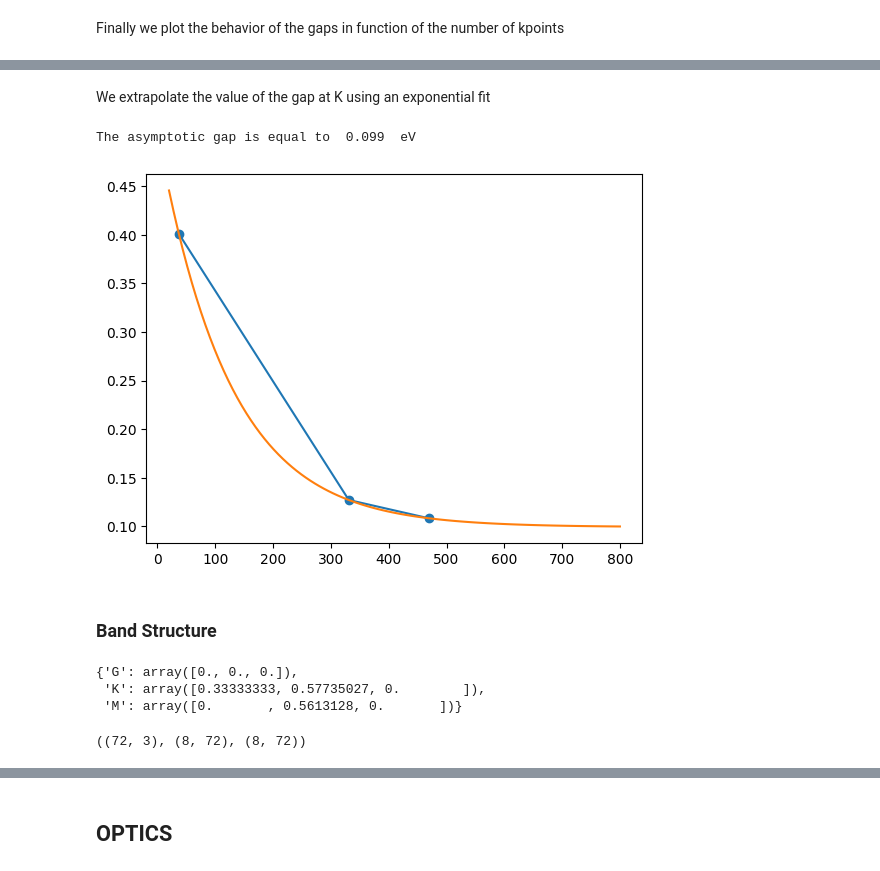
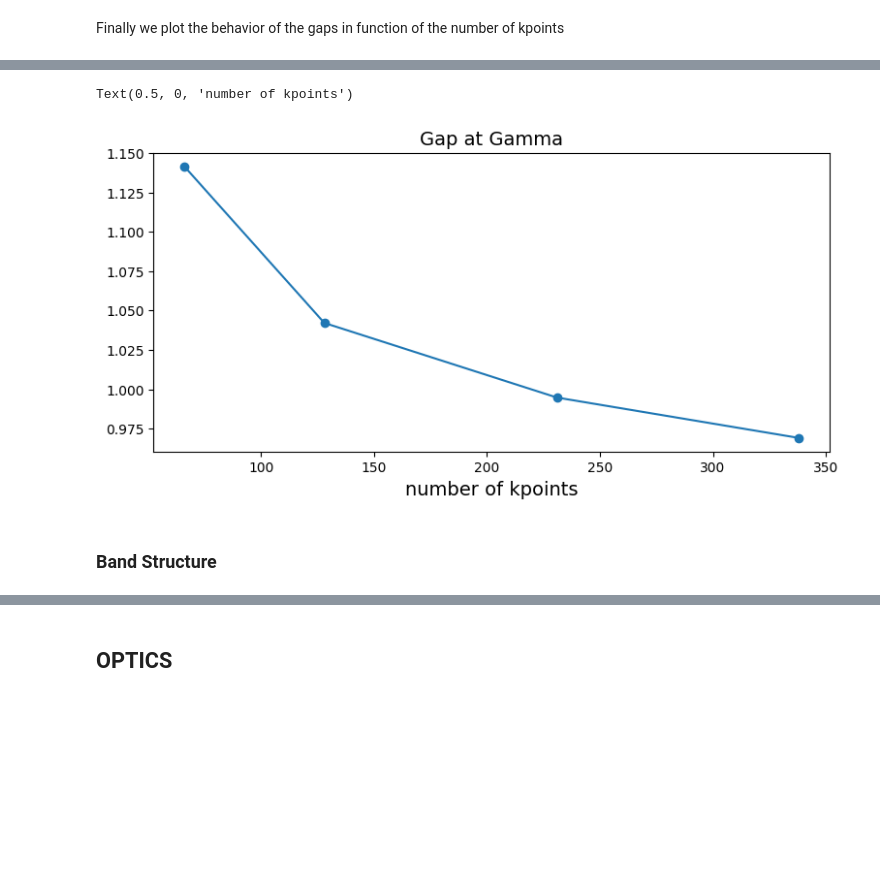
Before and after one commit to marcodalessandro76/AGSL5, a Jupyter notebook: Report.ipynb, the cells around one changed output, grey strips where cells are left out. Saved outputs shown, nothing was run; the diff lists cells and outputs as text; code cells hidden in the pictures; blank space fills up the shorter version.

```diff
--- a/Report.ipynb
+++ b/Report.ipynb
@@ -210,17 +208,18 @@ axes.legend()
 # %% [markdown]
 Finally we plot the behavior of the gaps in function of the number of kpoints
 # %%
-ksamplings = {'18x18x1': {'folder':'kpoints_18-nbnds_800','K_index':37,'G_index':1},
-             '60x60x1': {'folder':'kpoints_60-nbnds_600','K_index':331,'G_index':1},
-             '72x72x1': {'folder':'kpoints_72-nbnds_600','K_index':469,'G_index':1},
+Gamma_index = 1
+start_band,stop_band = 25,26
+
+ksamplings = {'10x20': {'folder':'kpoints_10x20-nbnds_800','npoints':66},
+             '15x30': {'folder':'kpoints_15x30-nbnds_600','npoints':128},
+             '20x40': {'folder':'kpoints_20x40-nbnds_600','npoints':231},
+             '25x50': {'folder':'kpoints_25x50-nbnds_600','npoints':338}
             }
 # %%
-gap_G, gap_K = [],[]
+gap = []
 for kpoints in ksamplings:
-    file_G = os.path.join('MB_analysis',ksamplings[kpoints]['folder'],'pp-G-kpoints_%s'%kpoints,'o-pp-G-kpoints_%s.qp'%kpoints)
-    file_K = os.path.join('MB_analysis',ksamplings[kpoints]['folder'],'pp-K-kpoints_%s'%kpoints,'o-pp-K-kpoints_%s.qp'%kpoints)
-    data_G = P.YamboOutputParser.from_file(file_G,extendOut=True,verbose=False)
-    data_K = P.YamboOutputParser.from_file(file_K,extendOut=True,verbose=False)
-    gap_G.append(data_G.get_gap(k_full=ksamplings[kpoints]['G_index'],band_full=start_band,verbose=False))
-    gap_K.append(data_K.get_gap(k_full=ksamplings[kpoints]['K_index'],band_full=start_band,verbose=False))
-#gap_G,gap_K
+    file = os.path.join('n_5','MB_analysis',ksamplings[kpoints]['folder'],'pp-G-kpoints_%s'%kpoints,'o-pp-G-kpoints_%s.qp'%kpoints)
+    data = P.YamboOutputParser.from_file(file,extendOut=True,verbose=False)
+    gap.append(data.get_gap(k_full=Gamma_index,band_full=start_band,verbose=False))
+gap
@@ -241,2 +227,0 @@ fig.tight_layout()
-# %% [markdown]
-We extrapolate the value of the gap at K using an exponential fit
@@ -248,28 +228,13 @@ def monoExp(x, m, t, b):
-# %%
-xs = np.array(kpoints)
-xfit = np.linspace(20,800,100)
-p0 = [1,0.01,0.1]
-params, cv = scipy.optimize.curve_fit(monoExp, xs, gap_K, p0)
-m, t, b = params
-fit = monoExp(xfit, m, t, b)
-plt.plot(kpoints,gap_K)
-plt.scatter(kpoints,gap_K)
-plt.plot(xfit,fit)
-print('The asymptotic gap is equal to ',np.round(b,decimals=3),' eV')
-# %% [output]
-The asymptotic gap is equal to  0.099  eV
-[figure, removed]
+# %%
+x_vals = [ksamplings[k]['npoints'] for k in ksamplings]
+
+fig, axes = plt.subplots(figsize=(9, 4))
+axes.plot(x_vals,gap)
+axes.scatter(x_vals,gap)
+axes.set_title('Gap at Gamma',size=14)
+axes.set_xlabel('number of kpoints',size=14)
+# %% [output]
+Text(0.5, 0, 'number of kpoints')
+[figure, added]
 # %% [markdown]
 ### Band Structure
-# %%
-Gamma = np.array([0.,0.,0.])
-Kp = np.array([1./3.,1./np.sqrt(3),0.])
-#Mp = np.array([0.,1./np.sqrt(3),0.])
-Mp = np.array([0.,0.5613128,0.]) # use this approximated value beacuse computation at M is lacking for symmetry reasons
-
-high_sym = {'G':Gamma,'K':Kp,'M':Mp} # in cartesian coordinates
-high_sym
-# %% [output]
-{'G': array([0., 0., 0.]),
- 'K': array([0.33333333, 0.57735027, 0.        ]),
- 'M': array([0.       , 0.5613128, 0.       ])}
@@ -282,4 +240,0 @@ data_gw = file_parser('MB_analysis/kpoints_72-nbnds_600/data_gw.log')
-# %%
-kpoints_sampled.shape,data_dft.shape,data_gw.shape
-# %% [output]
-((72, 3), (8, 72), (8, 72))
```
Also changed, not shown: parts of 14 cells of this notebook, 7 other files.
